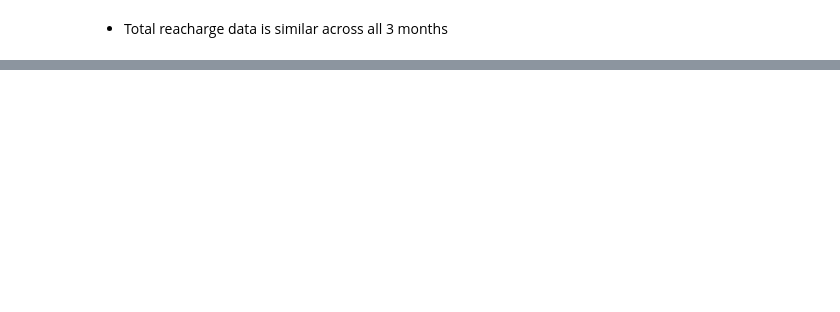
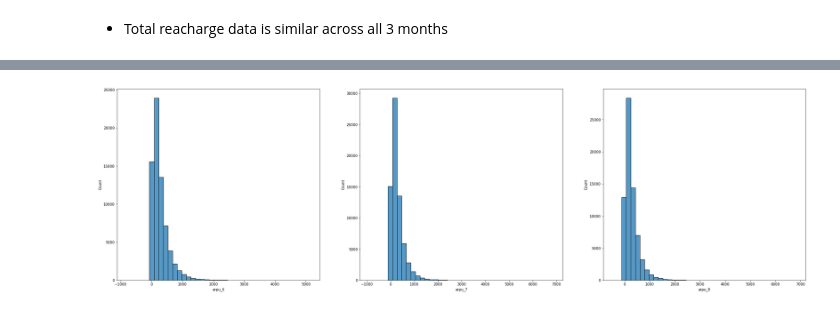
Before and after one commit to vighu0710/TelecomChurnPrediction, a Jupyter notebook: Telecom churn prediction.ipynb, the cells around one changed output, grey strips where cells are left out. Cells and saved outputs as stored; diff of their text form; code cells hidden in the pictures; blank space fills up the shorter version.

```diff
--- a/Telecom churn prediction.ipynb
+++ b/Telecom churn prediction.ipynb
@@ -502,0 +778,8 @@ fig.show()
+# %%
+fig, axs = plt.subplots(1,3,figsize=(35,10))
+sns.histplot(Telecom_df['arpu_6'],bins=40, ax=axs[0])
+sns.histplot(Telecom_df['arpu_7'],bins=40, ax=axs[1])
+sns.histplot(Telecom_df['arpu_8'],bins=40, ax=axs[2])
+fig.show()
+# %% [output]
+[figure, added]
```
Also changed, not shown: parts of 53 cells of this notebook.
